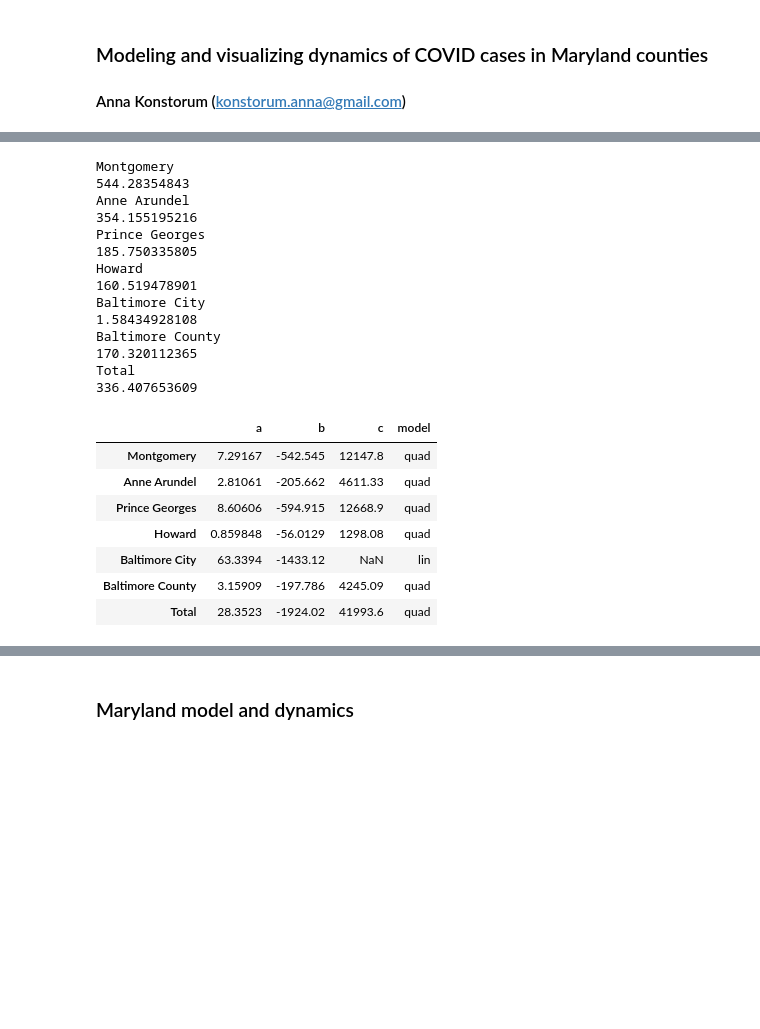
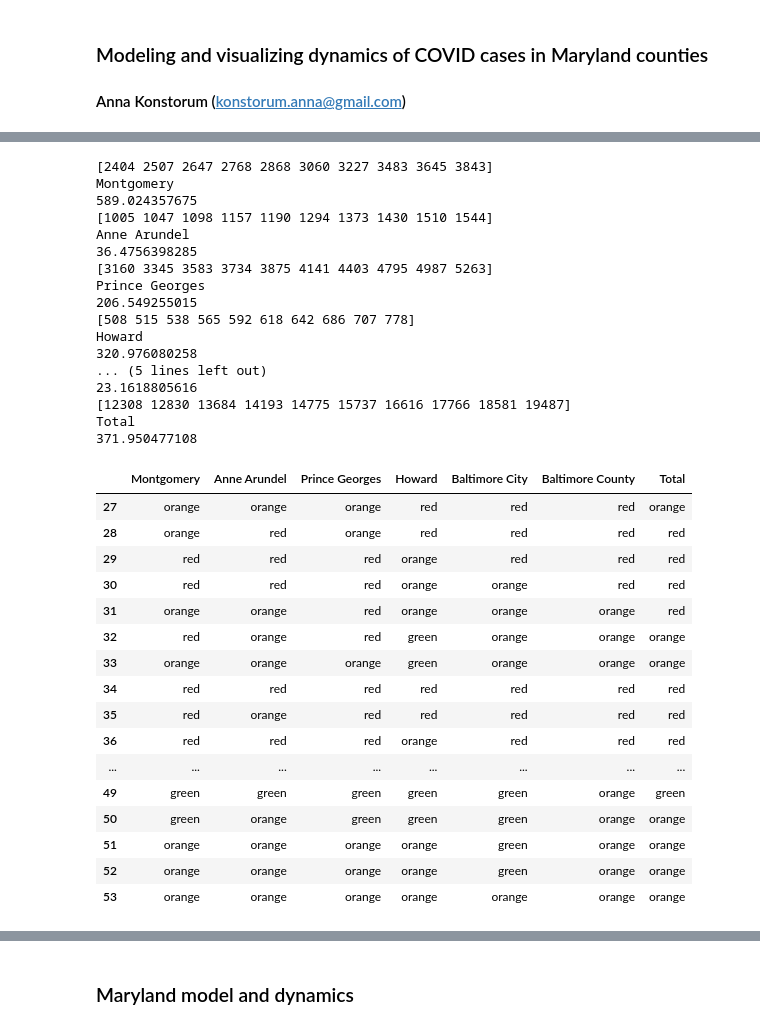
Before and after one commit to akonstodata/md_county_covid, a Jupyter notebook: code/MD_COVID_Dynamics_model_choose.ipynb, the cells around one changed output, grey strips where cells are left out. Cells and saved outputs as stored; diff of their text form; code cells hidden in the pictures; blank space fills up the shorter version.

```diff
--- a/code/MD_COVID_Dynamics_model_choose.ipynb
+++ b/code/MD_COVID_Dynamics_model_choose.ipynb
@@ -201,7 +200,7 @@ model_results.fillna(0)
 xdata=np.array(md_county.index)[-10:]
 for county in counties_to_model:
     ydata=np.array(md_county[county])[-10:]
-
+    print(ydata)
     popt_quad,SSE_quad = SSE_curve(xdata,ydata,quad_func)
     popt_lin,SSE_lin = SSE_curve(xdata,ydata,lin_func)
 
@@ -233,31 +232,43 @@ for county in counties_to_model:
         model_results.loc[county,['a','b','c']]=popt_exp
         model_results.loc[county,'model']='exp'
 # %% [output]
+[2404 2507 2647 2768 2868 3060 3227 3483 3645 3843]
 Montgomery
-544.28354843
+589.024357675
+[1005 1047 1098 1157 1190 1294 1373 1430 1510 1544]
 Anne Arundel
-354.155195216
+36.4756398285
+[3160 3345 3583 3734 3875 4141 4403 4795 4987 5263]
 Prince Georges
-185.750335805
+206.549255015
+[508 515 538 565 592 618 642 686 707 778]
 Howard
-160.519478901
-Baltimore City
-1.58434928108
-Baltimore County
-170.320112365
+320.976080258
+... (5 lines left out)
+23.1618805616
+[12308 12830 13684 14193 14775 15737 16616 17766 18581 19487]
 Total
-336.407653609
+371.950477108
-# %%
-model_results
-# %% [output]
-|  | a | b | c | model |
-| Montgomery | 7.29167 | -542.545 | 12147.8 | quad |
-| Anne Arundel | 2.81061 | -205.662 | 4611.33 | quad |
-| Prince Georges | 8.60606 | -594.915 | 12668.9 | quad |
-| Howard | 0.859848 | -56.0129 | 1298.08 | quad |
-| Baltimore City | 63.3394 | -1433.12 | NaN | lin |
-| Baltimore County | 3.15909 | -197.786 | 4245.09 | quad |
-| Total | 28.3523 | -1924.02 | 41993.6 | quad |
+# %%
+model_results_hist
+# %% [output]
+|  | Montgomery | Anne Arundel | Prince Georges | Howard | Baltimore City | Baltimore County | Total |
+| 27 | orange | orange | orange | red | red | red | orange |
+| 28 | orange | red | orange | red | red | red | red |
+| 29 | red | red | red | orange | red | red | red |
+| 30 | red | red | red | orange | orange | red | red |
+| 31 | orange | orange | red | orange | orange | orange | red |
+| 32 | red | orange | red | green | orange | orange | orange |
+| 33 | orange | orange | orange | green | orange | orange | orange |
+| 34 | red | red | red | red | red | red | red |
+| 35 | red | orange | red | red | red | red | red |
+| 36 | red | red | red | orange | red | red | red |
+| ... | ... | ... | ... | ... | ... | ... | ... |
+| 49 | green | green | green | green | green | orange | green |
+| 50 | green | orange | green | green | green | orange | orange |
+| 51 | orange | orange | orange | orange | green | orange | orange |
+| 52 | orange | orange | orange | orange | green | orange | orange |
+| 53 | orange | orange | orange | orange | orange | orange | orange |
 # %%
 #func use
 def function_use(county,model_results):
```
Also changed, not shown: parts of 17 cells of this notebook, 9 other files.
